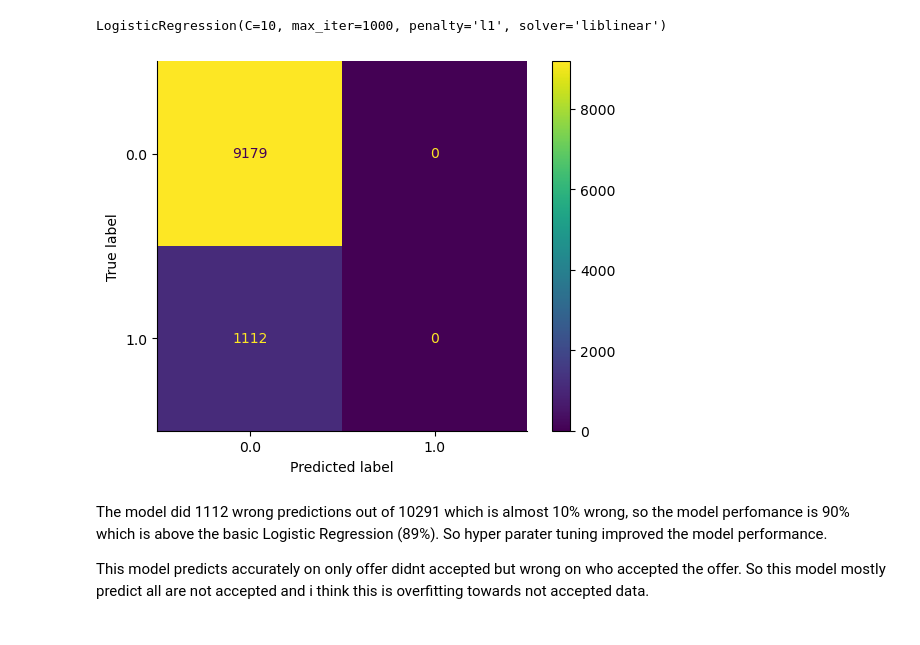
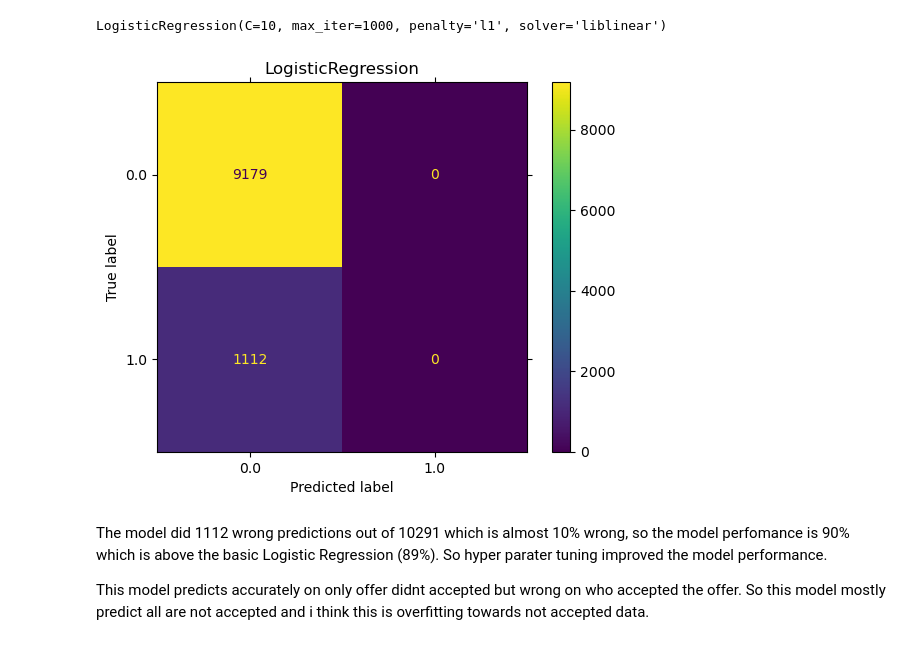
Before and after one commit to trguduru/bank_marketing_prediction, a Jupyter notebook: prompt_III.ipynb, the cells around one changed output. Cells and saved outputs as stored; diff of their text form; code cells hidden in the pictures.

```diff
--- a/prompt_III.ipynb
+++ b/prompt_III.ipynb
@@ -609,10 +609,11 @@ def tune_model(model,grid_params):
     return gs,gs_train_score,gs_test_score
 
 # create a function for confusion matrix plot
-def plot_confusion_matrix(gs):
+def plot_confusion_matrix(gs, title):
     cm = confusion_matrix(y_test,gs.predict(X_test))
     disp = ConfusionMatrixDisplay(confusion_matrix=cm,display_labels=gs.classes_)
     disp.plot()
+    disp.ax_.set_title(title)
 # %% [markdown]
 #### Logistic Regression
 Tune hyper paramters of Logistic Regression.
@@ -629,9 +630,9 @@ print(log_reg_gs.best_estimator_)
 # %% [output]
 LogisticRegression(C=10, max_iter=1000, penalty='l1', solver='liblinear')
 # %%
-plot_confusion_matrix(log_reg_gs)
+plot_confusion_matrix(log_reg_gs,'LogisticRegression')
 # %% [output]
-[figure, old version]
+[figure, new version]
 # %% [markdown]
 The model did 1112 wrong predictions out of 10291 which is almost 10% wrong, so the model perfomance is 90% which is above the basic Logistic Regression (89%). So hyper parater tuning improved the model performance.
 
```
Also changed, not shown: parts of 5 cells of this notebook, 5 other files.
